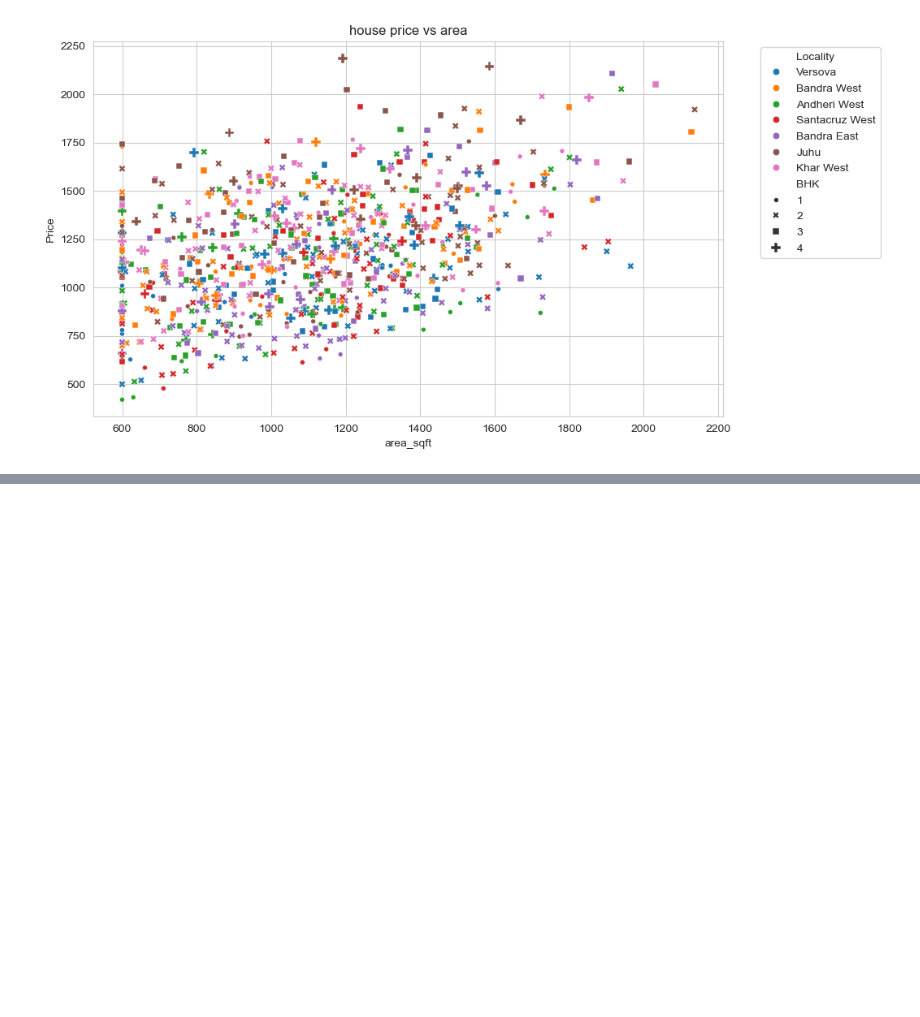
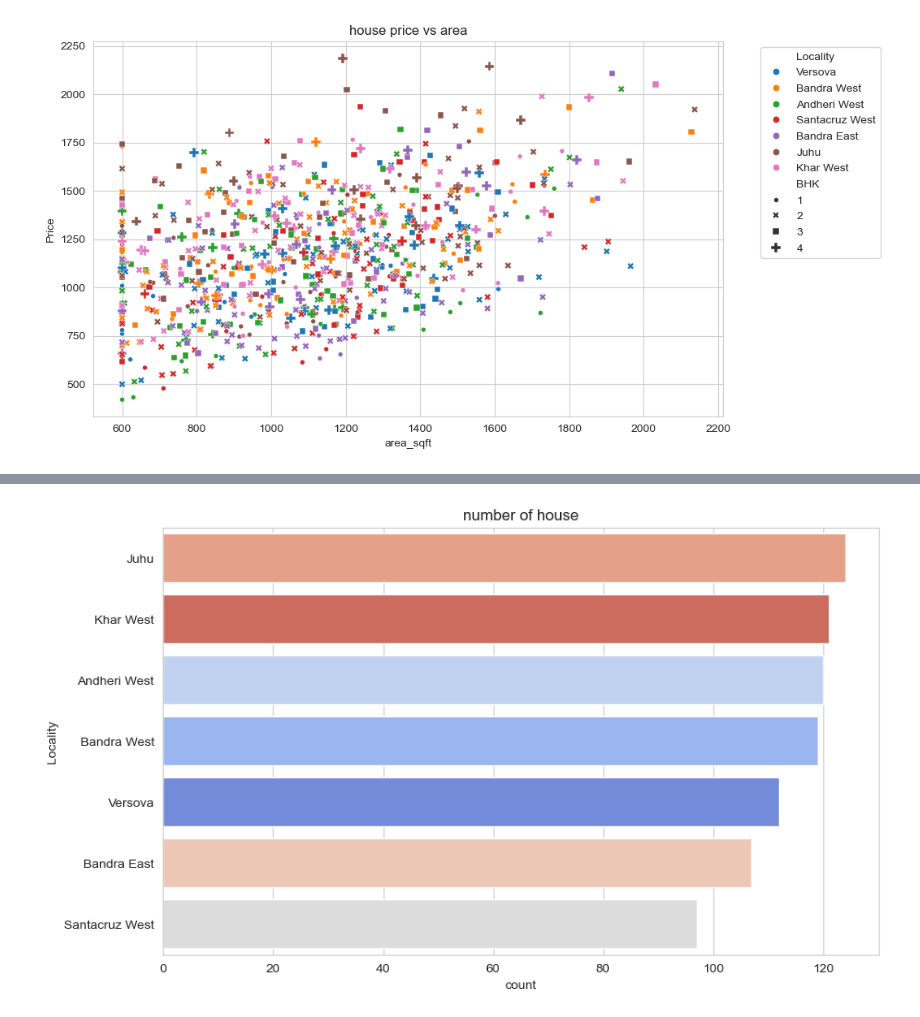
Before and after one commit to vipinyadav23542-ai/seaborn_02vip-26, a Jupyter notebook: seaborn.ipynb, the cells around one changed output, grey strips where cells are left out. Cells and saved outputs as stored; diff of their text form; code cells hidden in the pictures; blank space fills up the shorter version.

```diff
--- a/seaborn.ipynb
+++ b/seaborn.ipynb
@@ -81,0 +92,10 @@ plt.show()
+# %%
+####count house by locality---(bar chart )
+sns.countplot(data=df,y="Locality",order=df["Locality"].value_counts().index,palette="coolwarm",hue="Locality")
+
+plt.title("number of house")
+plt.xlabel("count")
+plt.ylabel("Locality")
+plt.show()
+# %% [output]
+[figure, added]
```
Also changed, not shown: parts of 6 cells of this notebook.
